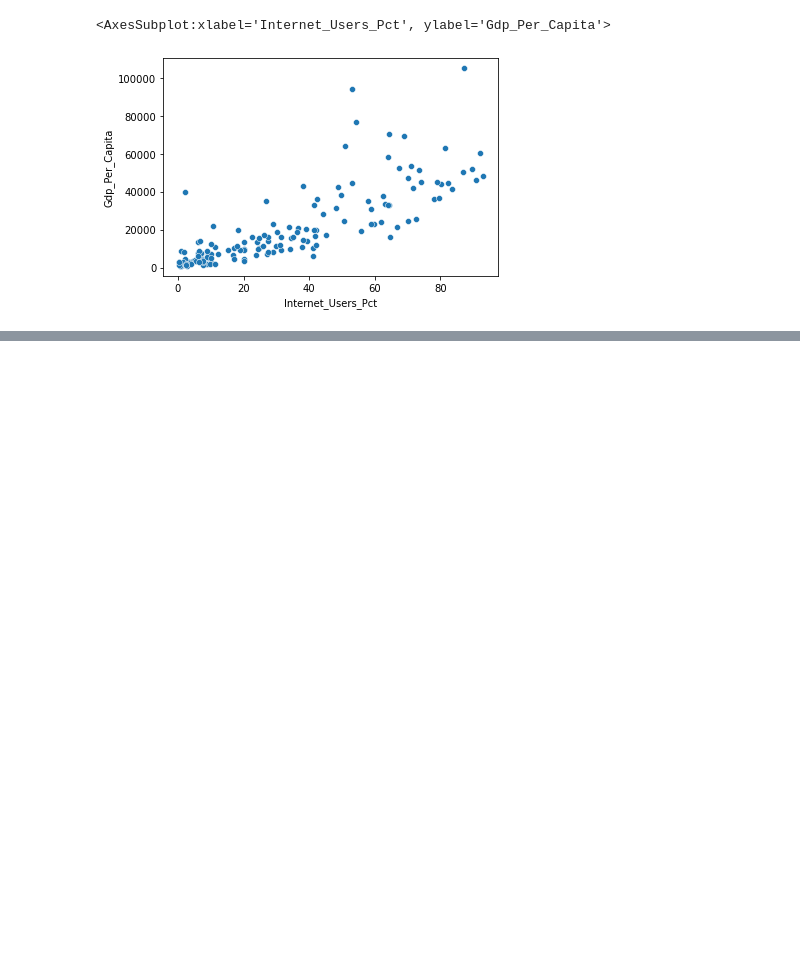
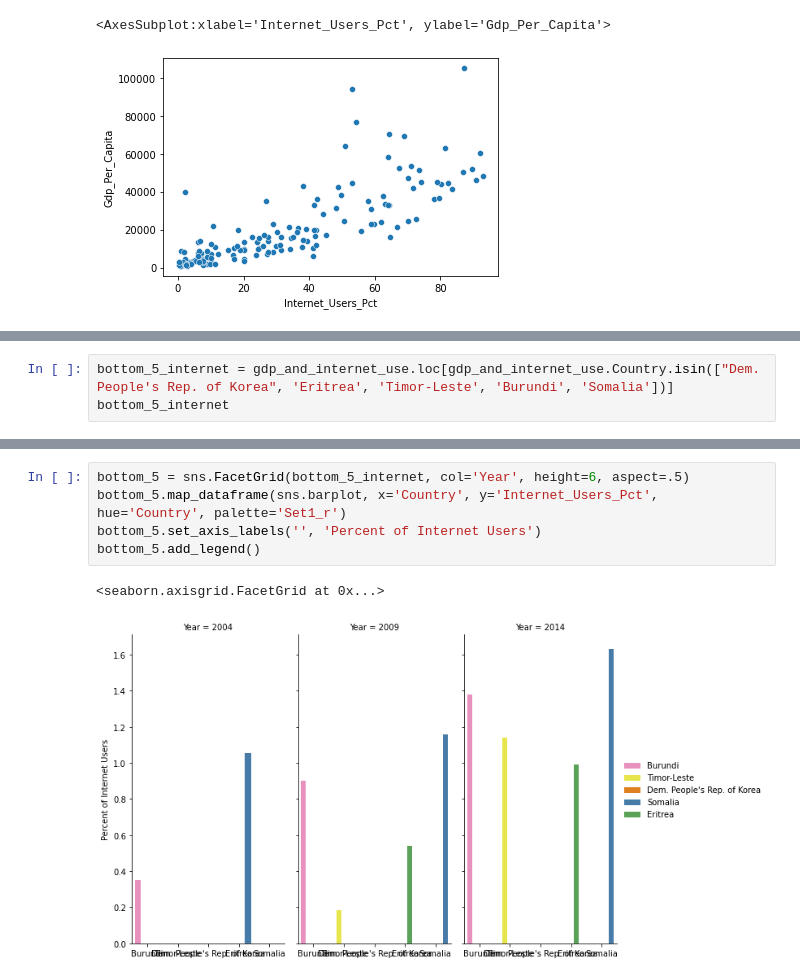
Before and after one commit to ANW16/UN-Python-Project, a Jupyter notebook: UN Project.ipynb, the cells around one changed output, grey strips where cells are left out. Saved outputs shown, nothing was run; the diff lists cells and outputs as text; blank space fills up the shorter version.

```diff
--- a/UN Project.ipynb
+++ b/UN Project.ipynb
@@ -136,0 +180,3 @@ giu_2014[giu_2014.Internet_Users_Pct == giu_2014.Internet_Users_Pct]
+# %%
+bottom_5_internet = gdp_and_internet_use.loc[gdp_and_internet_use.Country.isin(["Dem. People's Rep. of Korea", 'Eritrea', 'Timor-Leste', 'Burundi', 'Somalia'])]
+bottom_5_internet
@@ -136,0 +199,8 @@ giu_2014[giu_2014.Internet_Users_Pct == giu_2014.Internet_Users_Pct]
+# %%
+bottom_5 = sns.FacetGrid(bottom_5_internet, col='Year', height=6, aspect=.5)
+bottom_5.map_dataframe(sns.barplot, x='Country', y='Internet_Users_Pct', hue='Country', palette='Set1_r')
+bottom_5.set_axis_labels('', 'Percent of Internet Users')
+bottom_5.add_legend()
+# %% [output]
+<seaborn.axisgrid.FacetGrid at 0x...>
+[figure, added]
```
Also changed, not shown: parts of 18 cells of this notebook.
